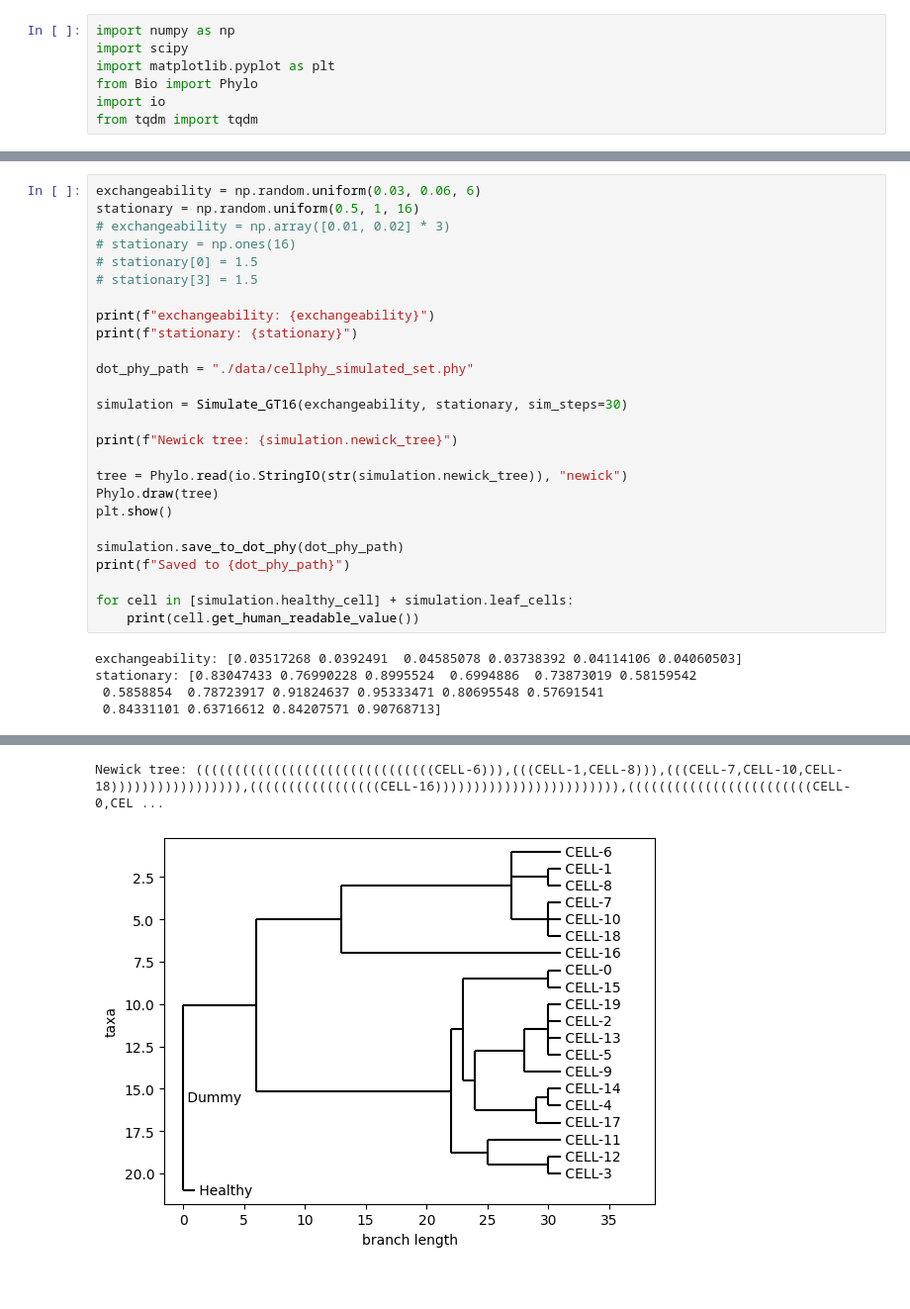
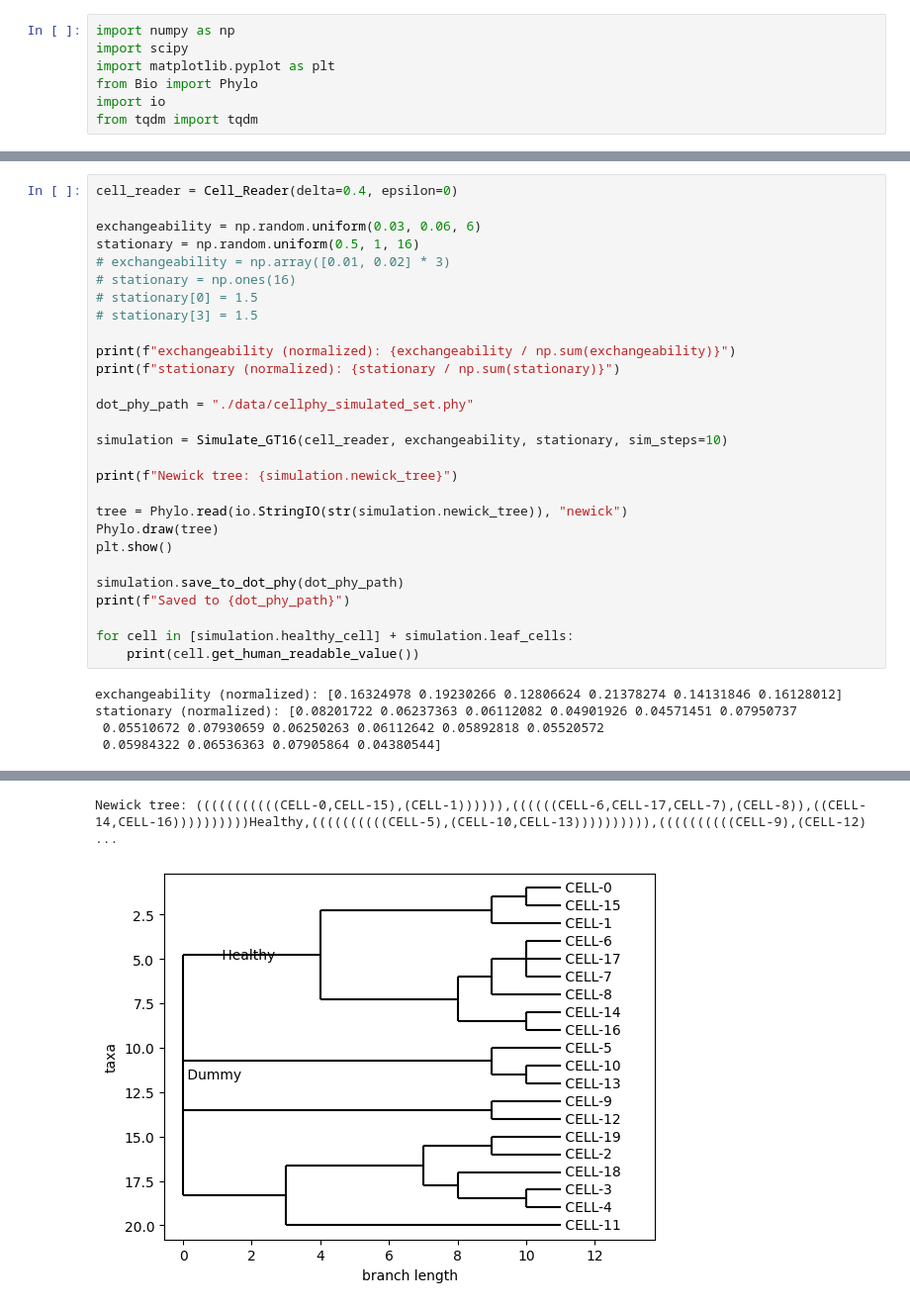
Before and after one commit to axchen7/phylo, a Jupyter notebook: simulate.ipynb, the cells around one changed output, grey strips where cells are left out. Shown at 99% size. Saved outputs shown, nothing was run; the diff lists cells and outputs as text.

Commit message:
Add Cell_Reader class

```diff
--- a/simulate.ipynb
+++ b/simulate.ipynb
@@ -207,6 +253,8 @@ class Simulate_GT16:
             for cell in [self.healthy_cell] + self.leaf_cells:
                 f.write(f"{cell.name}    {cell.get_phy_value()}\n")
 # %%
+cell_reader = Cell_Reader(delta=0.4, epsilon=0)
+
 exchangeability = np.random.uniform(0.03, 0.06, 6)
 stationary = np.random.uniform(0.5, 1, 16)
 # exchangeability = np.array([0.01, 0.02] * 3)
@@ -214,12 +262,12 @@ stationary = np.random.uniform(0.5, 1, 16)
 # stationary[0] = 1.5
 # stationary[3] = 1.5
 
-print(f"exchangeability: {exchangeability}")
-print(f"stationary: {stationary}")
+print(f"exchangeability (normalized): {exchangeability / np.sum(exchangeability)}")
+print(f"stationary (normalized): {stationary / np.sum(stationary)}")
 
 dot_phy_path = "./data/cellphy_simulated_set.phy"
 
-simulation = Simulate_GT16(exchangeability, stationary, sim_steps=30)
+simulation = Simulate_GT16(cell_reader, exchangeability, stationary, sim_steps=10)
 
 print(f"Newick tree: {simulation.newick_tree}")
 
@@ -233,7 +281,7 @@ print(f"Saved to {dot_phy_path}")
 for cell in [simulation.healthy_cell] + simulation.leaf_cells:
     print(cell.get_human_readable_value())
 # %% [output]
-exchangeability: [0.03517268 0.0392491  0.04585078 0.03738392 0.04114106 0.04060503]
-stationary: [0.83047433 0.76990228 0.8995524  0.6994886  0.73873019 0.58159542
- 0.5858854  0.78723917 0.91824637 0.95333471 0.80695548 0.57691541
- 0.84331101 0.63716612 0.84207571 0.90768713]
+exchangeability (normalized): [0.16324978 0.19230266 0.12806624 0.21378274 0.14131846 0.16128012]
+stationary (normalized): [0.08201722 0.06237363 0.06112082 0.04901926 0.04571451 0.07950737
+ 0.05510672 0.07930659 0.06250263 0.06112642 0.05892818 0.05520572
+ 0.05984322 0.06536363 0.07905864 0.04380544]
@@ -241,3 +289,3 @@ stationary: [0.83047433 0.76990228 0.8995524  0.6994886  0.73873019 0.58159542
-Newick tree: (((((((((((((((((((((((((((((((CELL-6))),(((CELL-1,CELL-8))),(((CELL-7,CELL-10,CELL-18))))))))))))))))),(((((((((((((((((CELL-16)))))))))))))))))))))))),((((((((((((((((((((((((CELL-0,CEL ...
+Newick tree: (((((((((((CELL-0,CELL-15),(CELL-1)))))),((((((CELL-6,CELL-17,CELL-7),(CELL-8)),((CELL-14,CELL-16))))))))))Healthy,((((((((((CELL-5),(CELL-10,CELL-13)))))))))),((((((((((CELL-9),(CELL-12) ...
-[figure, old version]
+[figure, new version]
 Saved to ./data/cellphy_simulated_set.phy
```
Also changed, not shown: parts of 2 cells of this notebook, 1 other file.
